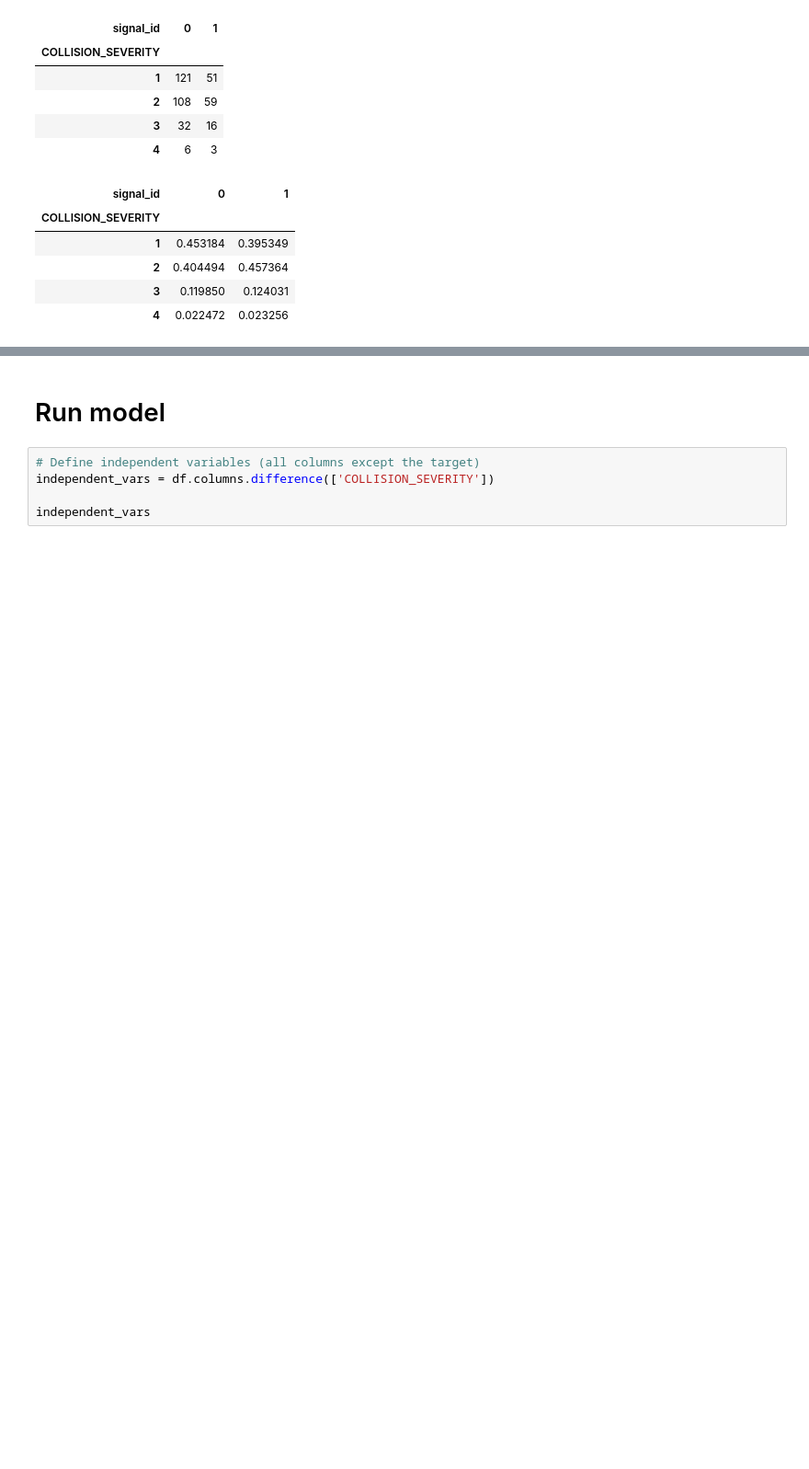
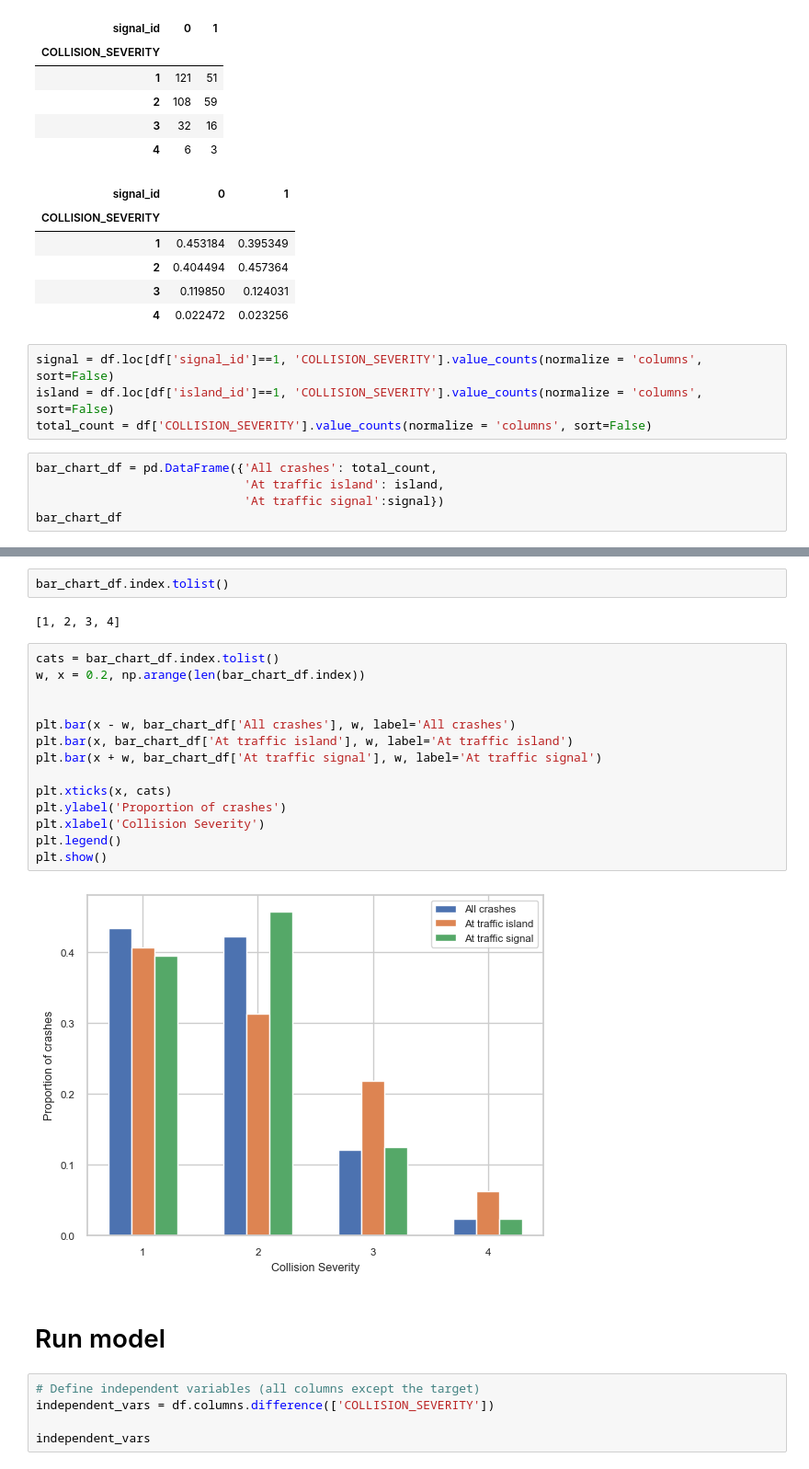
Before and after one commit to AnwarBaroudi/traffic_islands_study, a Jupyter notebook: crash_severity_model_2april.ipynb, the cells around one changed output, grey strips where cells are left out. Shown at 92% size. Drawn from its saved outputs; the diff is of its cells as text; blank space fills up the shorter version.

Commit message:
bar chart of crash severity distribution

```diff
--- a/crash_severity_model_2april.ipynb
+++ b/crash_severity_model_2april.ipynb
@@ -638,3 +640,12 @@ display(pd.crosstab(df['COLLISION_SEVERITY'], df['signal_id'], normalize = 'colu
 | 2 | 0.404494 | 0.457364 |
 | 3 | 0.119850 | 0.124031 |
 | 4 | 0.022472 | 0.023256 |
+# %%
+signal = df.loc[df['signal_id']==1, 'COLLISION_SEVERITY'].value_counts(normalize = 'columns', sort=False)
+island = df.loc[df['island_id']==1, 'COLLISION_SEVERITY'].value_counts(normalize = 'columns', sort=False)
+total_count = df['COLLISION_SEVERITY'].value_counts(normalize = 'columns', sort=False)
+# %%
+bar_chart_df = pd.DataFrame({'All crashes': total_count,
+                             'At traffic island': island,
+                             'At traffic signal':signal})
+bar_chart_df
@@ -641,3 +659,23 @@ display(pd.crosstab(df['COLLISION_SEVERITY'], df['signal_id'], normalize = 'colu
+# %%
+bar_chart_df.index.tolist()
+# %% [output]
+[1, 2, 3, 4]
+# %%
+cats = bar_chart_df.index.tolist()
+w, x = 0.2, np.arange(len(bar_chart_df.index))
+
+
+plt.bar(x - w, bar_chart_df['All crashes'], w, label='All crashes')
+plt.bar(x, bar_chart_df['At traffic island'], w, label='At traffic island')
+plt.bar(x + w, bar_chart_df['At traffic signal'], w, label='At traffic signal')
+
+plt.xticks(x, cats)
+plt.ylabel('Proportion of crashes')
+plt.xlabel('Collision Severity')
+plt.legend()
+plt.show()
+# %% [output]
+[figure, added]
 # %% [markdown]
 # Run model
 # %%
```
Also changed, not shown: parts of 5 cells of this notebook.
